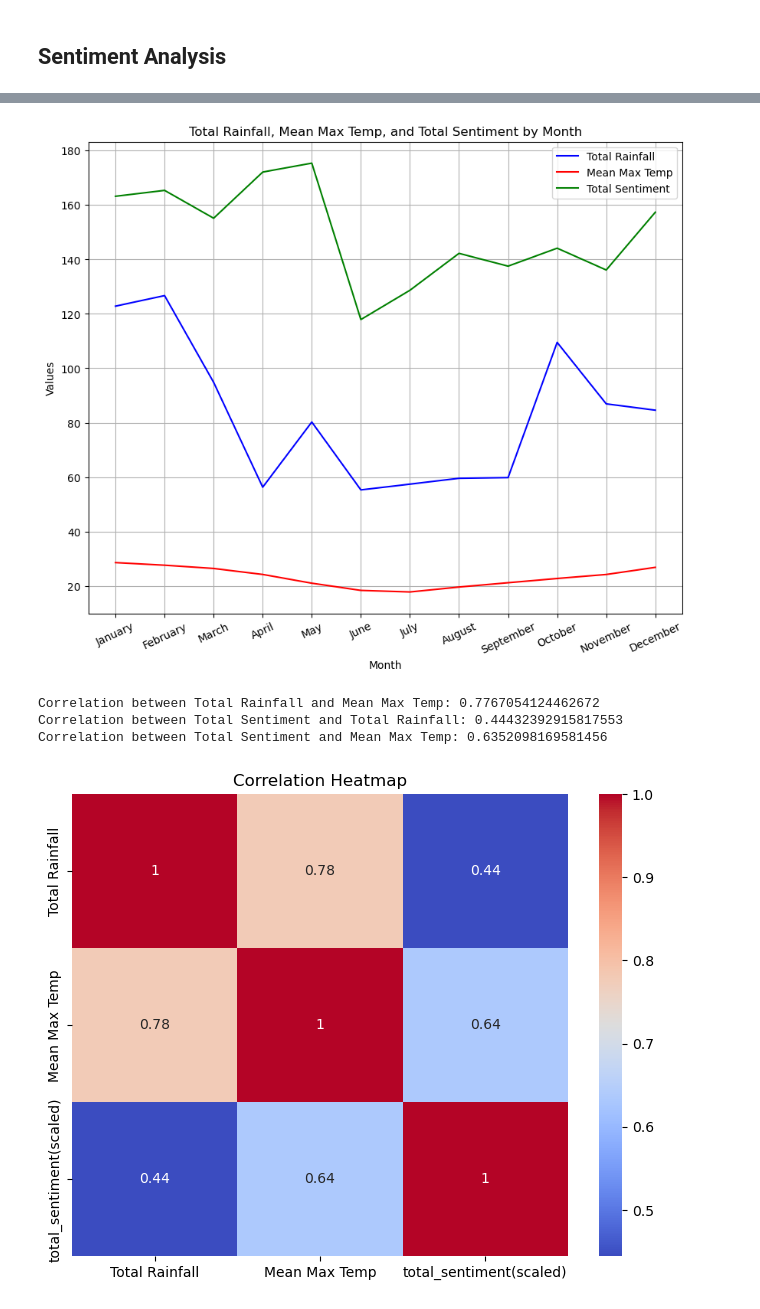
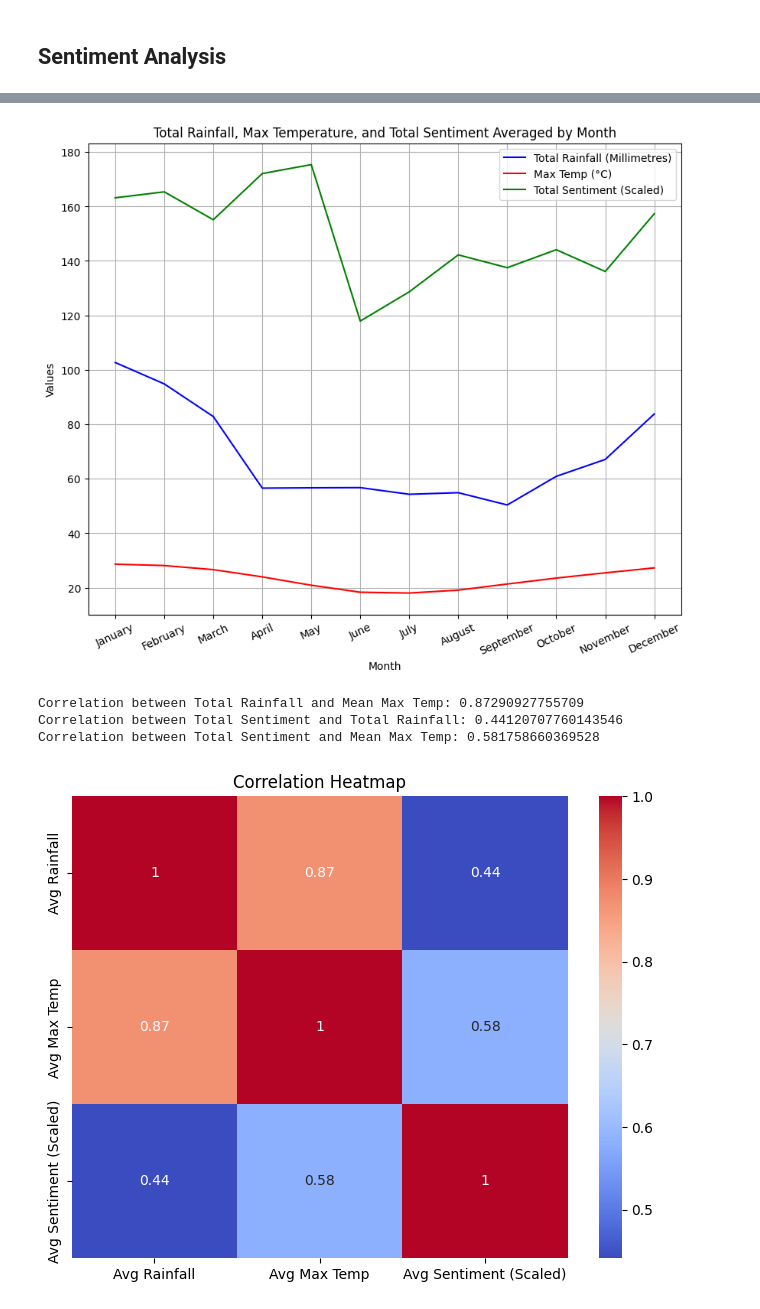
Before and after one commit to Rafsan7238/Analysing-Air-Quality-and-Lung-Disorder-in-Australia, a Jupyter notebook: frontend/Weather vs Sentiment Analysis.ipynb, the cells around one changed output, grey strips where cells are left out. Cells and saved outputs as stored; diff of their text form; code cells hidden in the pictures.

Commit message:
restify the query accesses for weather vs sentiment ipynb

```diff
--- a/frontend/Weather vs Sentiment Analysis.ipynb
+++ b/frontend/Weather vs Sentiment Analysis.ipynb
@@ -13,8 +7,0 @@ import seaborn as sns
-# %%
-with open('../data/historic_tweet_sentiments.json', 'r') as f:
-    data = json.load(f)
-
-entries = data['entries']
-
-df = pd.DataFrame(entries)
-df
@@ -72,0 +25,5 @@ plt.show()
+# %%
+# Map month number to month name
+averaged_data_monthly = dataframe_from_url_ext(f'/data/sentiment_weather/{query_constants.AVG_MONTHLY_ANALYSIS}')
+averaged_data_monthly['Month'] = pd.to_datetime(averaged_data_monthly['Month'], format='%m').dt.strftime('%B')
+averaged_data_monthly
@@ -211,38 +48,38 @@ australia_data
 # %%
 # Line plot
 plt.figure(figsize=(10, 8))
-plt.plot(australia_data['Month'], australia_data['Total Rainfall'], color='blue', label='Total Rainfall')
-plt.plot(australia_data['Month'], australia_data['Mean Max Temp'], color='red', label='Mean Max Temp')
-plt.plot(australia_data['Month'], australia_data['total_sentiment(scaled)'], color='green', label='Total Sentiment')
+plt.plot(averaged_data_monthly['Month'], averaged_data_monthly['Avg Rainfall'], color='blue', label='Total Rainfall (Millimetres)')
+plt.plot(averaged_data_monthly['Month'], averaged_data_monthly['Avg Max Temp'], color='red', label='Max Temp (°C)')
+plt.plot(averaged_data_monthly['Month'], averaged_data_monthly['Avg Sentiment (Scaled)'], color='green', label='Total Sentiment (Scaled)')
 plt.xlabel('Month')
 plt.ylabel('Values')
-plt.title('Total Rainfall, Mean Max Temp, and Total Sentiment by Month')
+plt.title('Total Rainfall, Max Temperature, and Total Sentiment Averaged by Month')
 plt.legend(loc='upper right')
 plt.grid(True)
 plt.xticks(rotation=25)
 plt.show()
 # %% [output]
-[figure, old version]
+[figure, new version]
 # %%
-correlation_rainfall = australia_data['total_sentiment(scaled)'].corr(australia_data['Total Rainfall'])
-correlation_temp = australia_data['total_sentiment(scaled)'].corr(australia_data['Mean Max Temp'])
-correlation_temp_rain = australia_data['Total Rainfall'].corr(australia_data['Mean Max Temp'])
+correlation_rainfall = averaged_data_monthly['Avg Sentiment (Scaled)'].corr(averaged_data_monthly['Avg Rainfall'])
+correlation_temp = averaged_data_monthly['Avg Sentiment (Scaled)'].corr(averaged_data_monthly['Avg Max Temp'])
+correlation_temp_rain = averaged_data_monthly['Avg Rainfall'].corr(averaged_data_monthly['Avg Max Temp'])
 
 print("Correlation between Total Rainfall and Mean Max Temp:", correlation_temp_rain)
 print("Correlation between Total Sentiment and Total Rainfall:", correlation_rainfall)
 print("Correlation between Total Sentiment and Mean Max Temp:", correlation_temp)
 # %% [output]
-Correlation between Total Rainfall and Mean Max Temp: 0.7767054124462672
-Correlation between Total Sentiment and Total Rainfall: 0.44432392915817553
-Correlation between Total Sentiment and Mean Max Temp: 0.6352098169581456
+Correlation between Total Rainfall and Mean Max Temp: 0.87290927755709
+Correlation between Total Sentiment and Total Rainfall: 0.44120707760143546
+Correlation between Total Sentiment and Mean Max Temp: 0.581758660369528
 # %%
 # Heatmap
 plt.figure(figsize=(8, 6))
-sns.heatmap(australia_data.drop(columns='Month').corr(), annot=True, cmap='coolwarm')
+sns.heatmap(averaged_data_monthly.drop(columns='Month').corr(), annot=True, cmap='coolwarm')
 plt.title('Correlation Heatmap')
 plt.show()
 # %% [output]
-[figure, old version]
+[figure, new version]
 # %%
 import seaborn as sns
 
```
Also changed, not shown: parts of 12 cells of this notebook, 8 other files.
